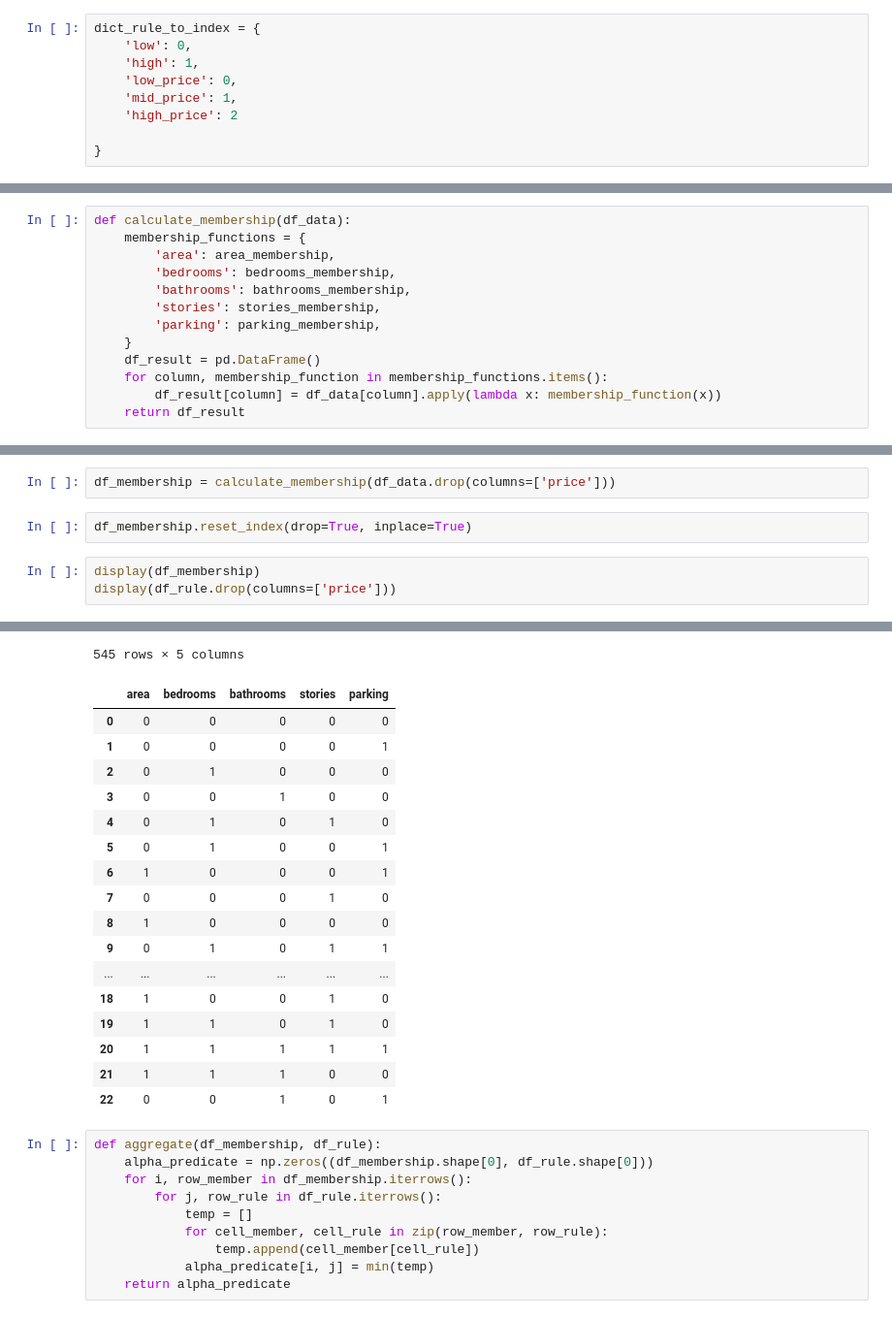
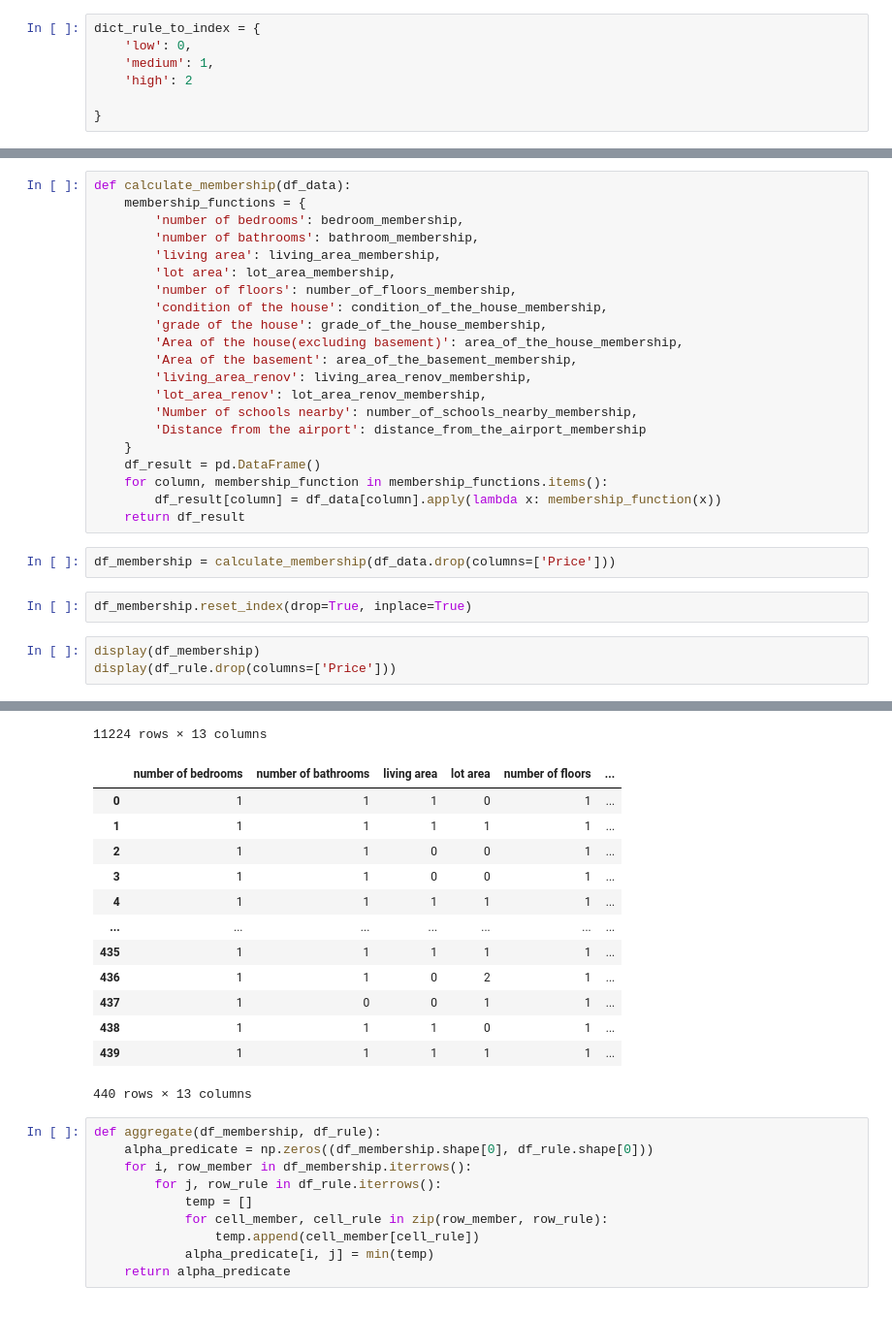
Before and after one commit to mausneg/House-Price-Prediction-Fuzzy-Inference-System-, a Jupyter notebook: App.ipynb, the cells around one changed output, grey strips where cells are left out. Shown: that part at 97% size. Cells and saved outputs as stored; diff of their text form.

```diff
--- a/App.ipynb
+++ b/App.ipynb
@@ -59,10 +100,8 @@ df_rule
 # %%
 dict_rule_to_index = {
     'low': 0,
-    'high': 1,
-    'low_price': 0,
-    'mid_price': 1,
-    'high_price': 2
+    'medium': 1,
+    'high': 2
 
 }
 # %%
@@ -133,13 +142,0 @@ def parking_membership(x):
-# %%
-def calculate_membership(df_data):
-    membership_functions = {
-        'area': area_membership,
-        'bedrooms': bedrooms_membership,
-        'bathrooms': bathrooms_membership,
-        'stories': stories_membership,
-        'parking': parking_membership,
-    }
-    df_result = pd.DataFrame()
-    for column, membership_function in membership_functions.items():
-        df_result[column] = df_data[column].apply(lambda x: membership_function(x))
-    return df_result
@@ -146,8 +213,29 @@ def calculate_membership(df_data):
+# %%
+def calculate_membership(df_data):
+    membership_functions = {
+        'number of bedrooms': bedroom_membership,
+        'number of bathrooms': bathroom_membership,
+        'living area': living_area_membership,
+        'lot area': lot_area_membership,
+        'number of floors': number_of_floors_membership,
+        'condition of the house': condition_of_the_house_membership,
+        'grade of the house': grade_of_the_house_membership,
+        'Area of the house(excluding basement)': area_of_the_house_membership,
+        'Area of the basement': area_of_the_basement_membership,
+        'living_area_renov': living_area_renov_membership,
+        'lot_area_renov': lot_area_renov_membership,
+        'Number of schools nearby': number_of_schools_nearby_membership,
+        'Distance from the airport': distance_from_the_airport_membership
+    }
+    df_result = pd.DataFrame()
+    for column, membership_function in membership_functions.items():
+        df_result[column] = df_data[column].apply(lambda x: membership_function(x))
+    return df_result
 # %%
-df_membership = calculate_membership(df_data.drop(columns=['price']))
+df_membership = calculate_membership(df_data.drop(columns=['Price']))
 # %%
 df_membership.reset_index(drop=True, inplace=True)
 # %%
 display(df_membership)
-display(df_rule.drop(columns=['price']))
+display(df_rule.drop(columns=['Price']))
 # %% [output]
@@ -166,21 +254,17 @@ display(df_rule.drop(columns=['price']))
-545 rows × 5 columns
+11224 rows × 13 columns
-|  | area | bedrooms | bathrooms | stories | parking |
-| 0 | 0 | 0 | 0 | 0 | 0 |
-| 1 | 0 | 0 | 0 | 0 | 1 |
-| 2 | 0 | 1 | 0 | 0 | 0 |
-| 3 | 0 | 0 | 1 | 0 | 0 |
-| 4 | 0 | 1 | 0 | 1 | 0 |
-| 5 | 0 | 1 | 0 | 0 | 1 |
-| 6 | 1 | 0 | 0 | 0 | 1 |
-| 7 | 0 | 0 | 0 | 1 | 0 |
-| 8 | 1 | 0 | 0 | 0 | 0 |
-| 9 | 0 | 1 | 0 | 1 | 1 |
-| ... | ... | ... | ... | ... | ... |
-| 18 | 1 | 0 | 0 | 1 | 0 |
-| 19 | 1 | 1 | 0 | 1 | 0 |
-| 20 | 1 | 1 | 1 | 1 | 1 |
-| 21 | 1 | 1 | 1 | 0 | 0 |
-| 22 | 0 | 0 | 1 | 0 | 1 |
+|  | number of bedrooms | number of bathrooms | living area | lot area | number of floors | ... |
+| 0 | 1 | 1 | 1 | 0 | 1 | ... |
+| 1 | 1 | 1 | 1 | 1 | 1 | ... |
+| 2 | 1 | 1 | 0 | 0 | 1 | ... |
+| 3 | 1 | 1 | 0 | 0 | 1 | ... |
+| 4 | 1 | 1 | 1 | 1 | 1 | ... |
+| ... | ... | ... | ... | ... | ... | ... |
+| 435 | 1 | 1 | 1 | 1 | 1 | ... |
+| 436 | 1 | 1 | 0 | 2 | 1 | ... |
+| 437 | 1 | 0 | 0 | 1 | 1 | ... |
+| 438 | 1 | 1 | 1 | 0 | 1 | ... |
+| 439 | 1 | 1 | 1 | 1 | 1 | ... |
+440 rows × 13 columns
 # %%
 def aggregate(df_membership, df_rule):
     alpha_predicate = np.zeros((df_membership.shape[0], df_rule.shape[0]))
```
Also changed, not shown: parts of 16 cells of this notebook, 1 other file.
